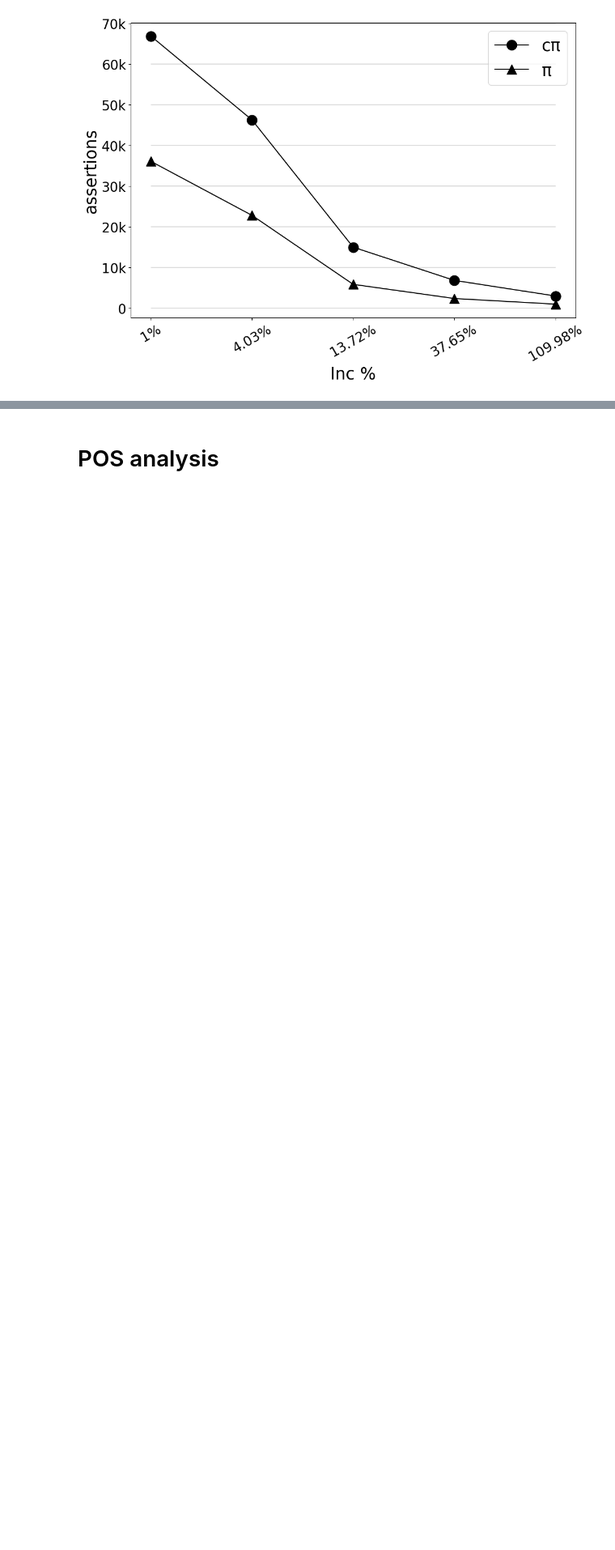
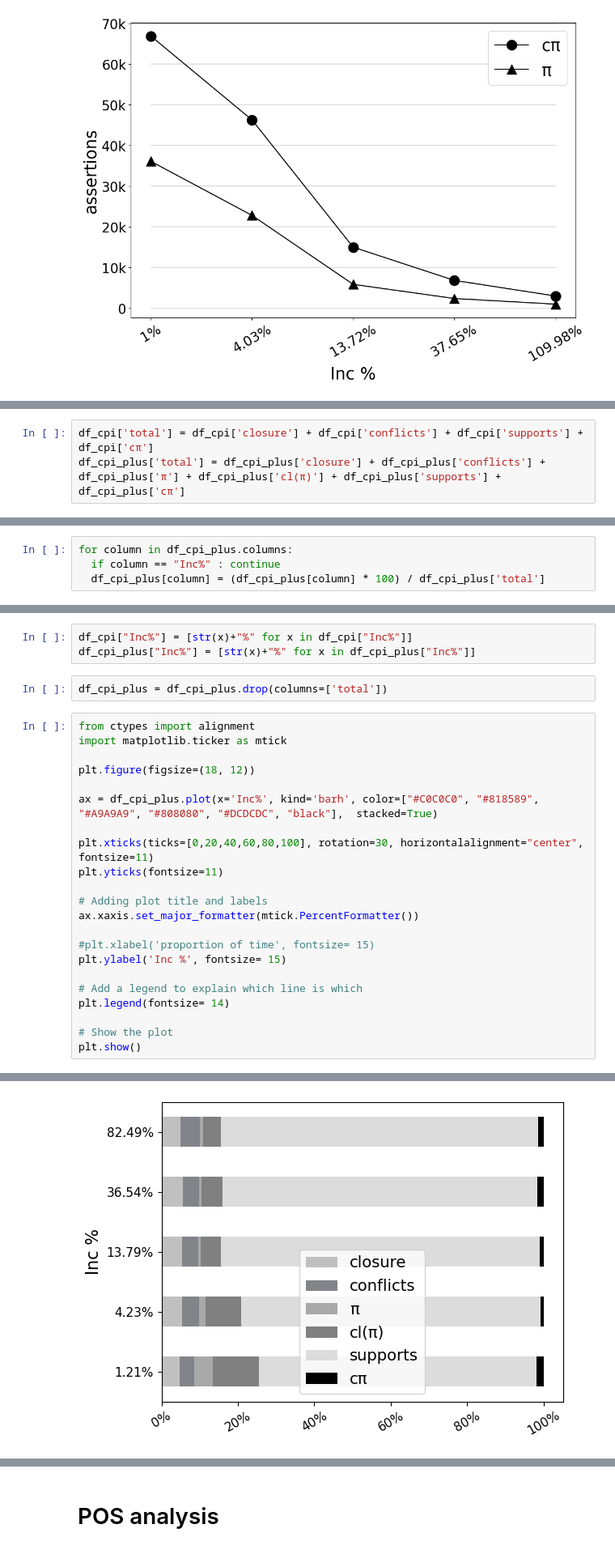
Before and after one commit to ahmedlaouar/py_reasoner, a Jupyter notebook: bench_prepa/cpi_repair_plots.ipynb, the cells around one changed output, grey strips where cells are left out. Shown at 81% size. Cells and saved outputs as stored; diff of their text form; blank space fills up the shorter version.

```diff
--- a/bench_prepa/cpi_repair_plots.ipynb
+++ b/bench_prepa/cpi_repair_plots.ipynb
@@ -164,0 +193,3 @@ plt.show()
+# %%
+df_cpi['total'] = df_cpi['closure'] + df_cpi['conflicts'] + df_cpi['supports'] + df_cpi['cπ']
+df_cpi_plus['total'] = df_cpi_plus['closure'] + df_cpi_plus['conflicts'] + df_cpi_plus['π'] + df_cpi_plus['cl(π)'] + df_cpi_plus['supports'] + df_cpi_plus['cπ']
@@ -164,0 +201,4 @@ plt.show()
+# %%
+for column in df_cpi_plus.columns:
+  if column == "Inc%" : continue
+  df_cpi_plus[column] = (df_cpi_plus[column] * 100) / df_cpi_plus['total']
@@ -164,0 +214,28 @@ plt.show()
+# %%
+df_cpi["Inc%"] = [str(x)+"%" for x in df_cpi["Inc%"]]
+df_cpi_plus["Inc%"] = [str(x)+"%" for x in df_cpi_plus["Inc%"]]
+# %%
+df_cpi_plus = df_cpi_plus.drop(columns=['total'])
+# %%
+from ctypes import alignment
+import matplotlib.ticker as mtick
+
+plt.figure(figsize=(18, 12))
+
+ax = df_cpi_plus.plot(x='Inc%', kind='barh', color=["#C0C0C0", "#818589", "#A9A9A9", "#808080", "#DCDCDC", "black"],  stacked=True)
+
+plt.xticks(ticks=[0,20,40,60,80,100], rotation=30, horizontalalignment="center", fontsize=11)
+plt.yticks(fontsize=11)
+
+# Adding plot title and labels
+ax.xaxis.set_major_formatter(mtick.PercentFormatter())
+
+#plt.xlabel('proportion of time', fontsize= 15)
+plt.ylabel('Inc %', fontsize= 15)
+
+# Add a legend to explain which line is which
+plt.legend(fontsize= 14)
+
+# Show the plot
+plt.show()
+# %% [output]
@@ -164,0 +243 @@ plt.show()
+[figure, added]
```
Also changed, not shown: parts of 47 cells of this notebook.
